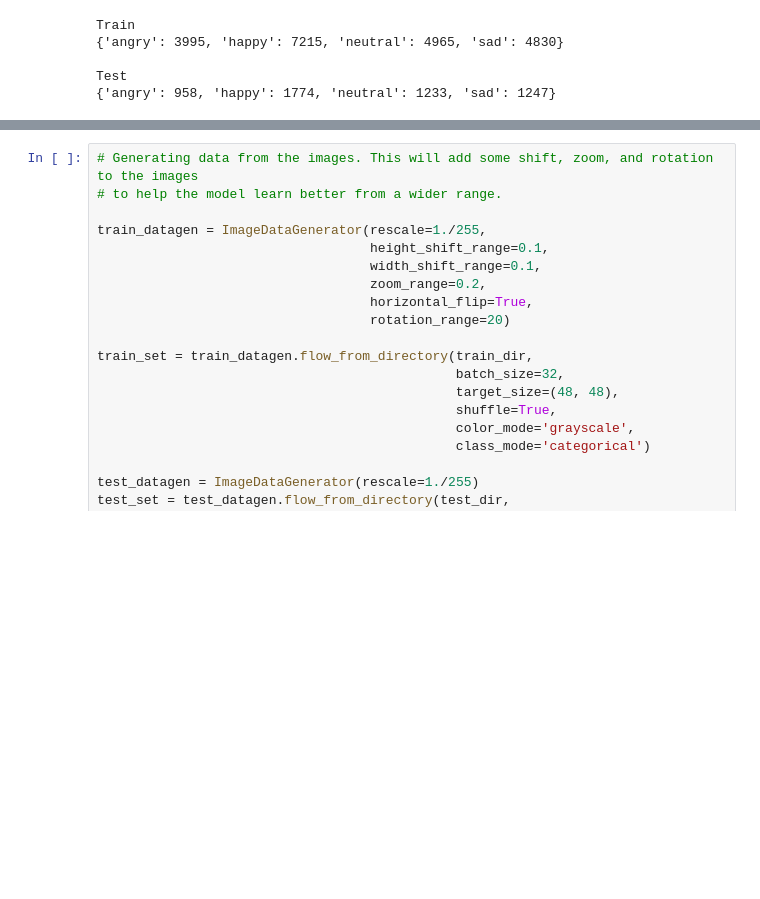
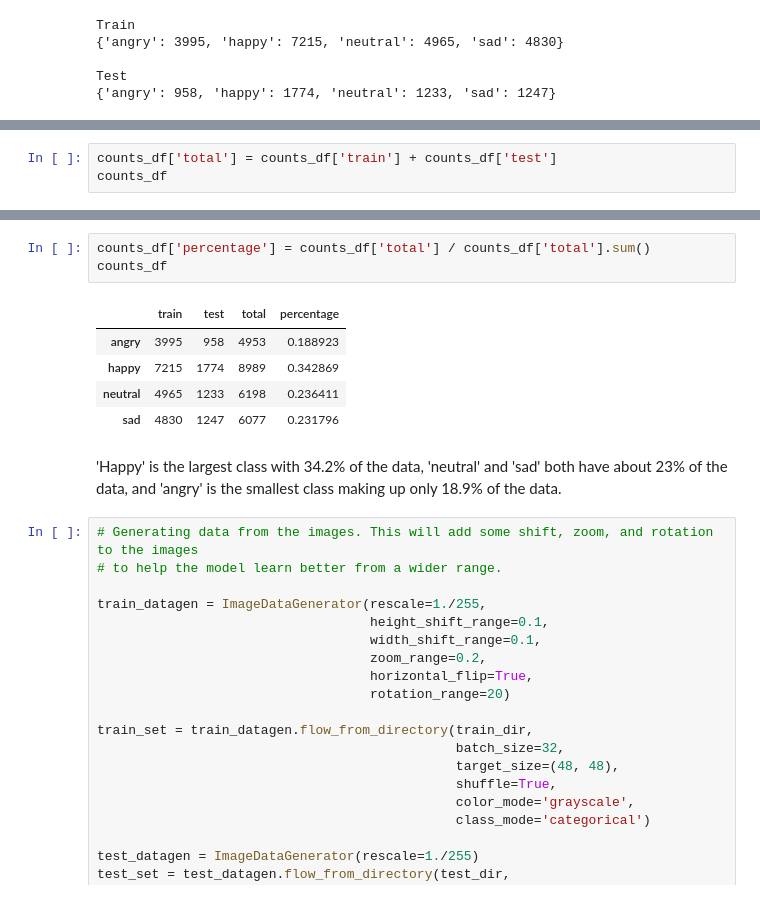
Before and after one commit to granthicks/facial-expression-recongition, a Jupyter notebook: facial-expression-recognition.ipynb, the cells around one changed output, grey strips where cells are left out. Drawn from its saved outputs; the diff is of its cells as text; blank space fills up the shorter version.

```diff
--- a/facial-expression-recognition.ipynb
+++ b/facial-expression-recognition.ipynb
@@ -64,0 +98,3 @@ Test
+# %%
+counts_df['total'] = counts_df['train'] + counts_df['test']
+counts_df
@@ -65,3 +107,14 @@ Test
+# %%
+counts_df['percentage'] = counts_df['total'] / counts_df['total'].sum()
+counts_df
+# %% [output]
+|  | train | test | total | percentage |
+| angry | 3995 | 958 | 4953 | 0.188923 |
+| happy | 7215 | 1774 | 8989 | 0.342869 |
+| neutral | 4965 | 1233 | 6198 | 0.236411 |
+| sad | 4830 | 1247 | 6077 | 0.231796 |
+# %% [markdown]
+'Happy' is the largest class with 34.2% of the data, 'neutral' and 'sad' both have about 23% of the data, and 'angry' is the smallest class making up only 18.9% of the data.
 # %%
 # Generating data from the images. This will add some shift, zoom, and rotation to the images
 # to help the model learn better from a wider range.
```
Also changed, not shown: parts of 15 cells of this notebook.
